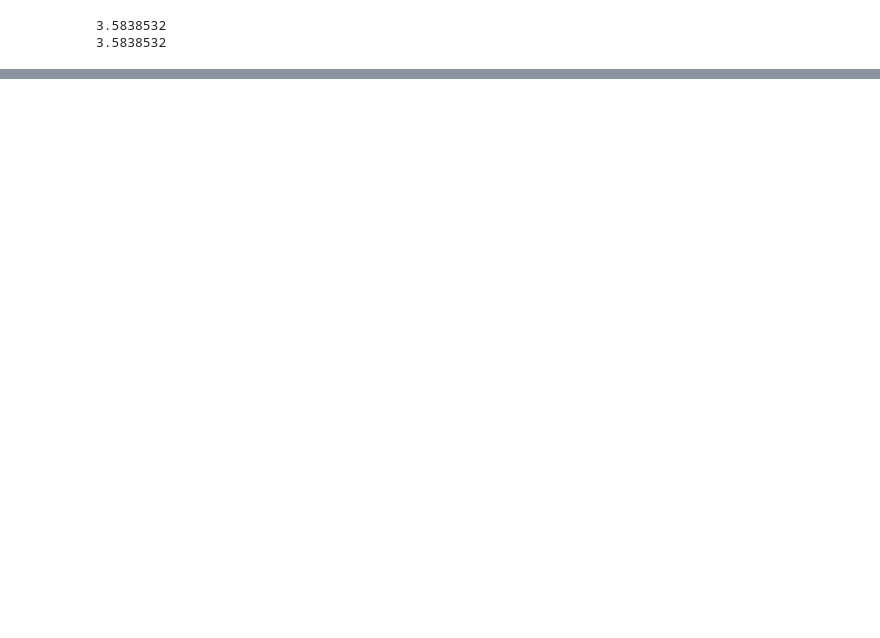
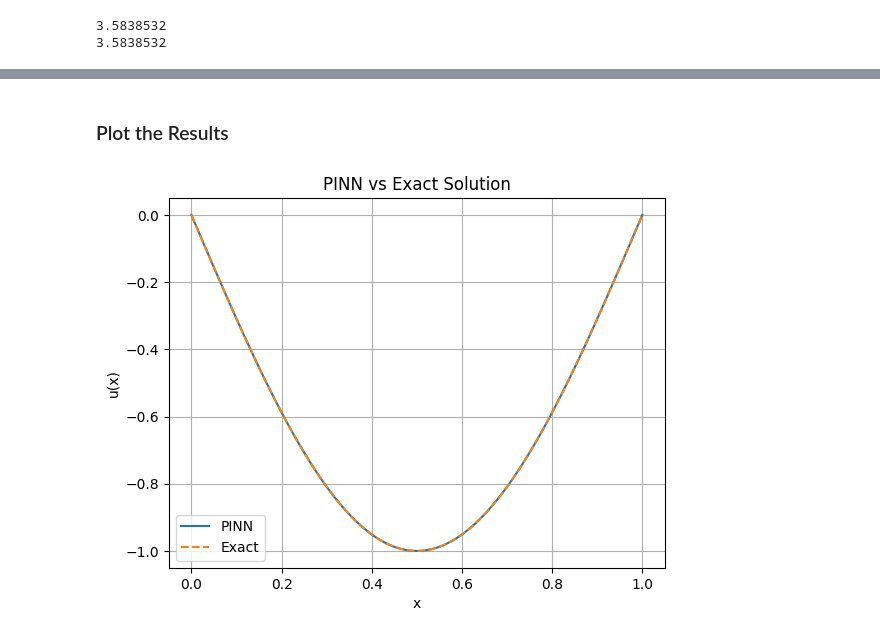
Before and after one commit to Chinnasf/My-Notes-on-PINNs, a Jupyter notebook: Poisson/simple_Poisson_example.ipynb, the cells around one changed output, grey strips where cells are left out. Cells and saved outputs as stored; diff of their text form; code cells hidden in the pictures; blank space fills up the shorter version.

Commit message:
PINN learned

```diff
--- a/Poisson/simple_Poisson_example.ipynb
+++ b/Poisson/simple_Poisson_example.ipynb
@@ -57,0 +92,28 @@ print(df_dx_rev(x))  # Reverse-mode derivative
+# %%
+import torch
+import torch.nn as nn
+import numpy as np
+import matplotlib.pyplot as plt
+
+
+# Define the Source Term and Exact Solution
+# This is for plotting
+def source(x):
+    return (np.pi**2)*np.sin(np.pi*x)
+
+def exact_sol(x):
+    return -np.sin(np.pi*x)
+# %%
+# Define the Neural Network
+
+class PINN(nn.Module):
+    def __init__(self,layers):
+        super(PINN,self).__init__()
+        self.net = nn.Sequential()
+        for i in range(len(layers)-1):
+            self.net.add_module(f"layer_{i}", nn.Linear(layers[i], layers[i+1]))
+            if i < len(layers)-2:
+                self.net.add_module(f"tanh_{i}", nn.Tanh())
+
+    def forward(self, x):
+        return self.net(x)
@@ -57,0 +175,17 @@ print(df_dx_rev(x))  # Reverse-mode derivative
+# %% [markdown]
+### Plot the Results
+# %%
+x_test = torch.linspace(0, 1, 100).view(-1, 1)
+u_pred = model(x_test).detach().numpy()
+u_exact = exact_sol(x_test.numpy())
+
+plt.plot(x_test, u_pred, label="PINN")
+plt.plot(x_test, u_exact, label="Exact", linestyle='dashed')
+plt.legend()
+plt.title("PINN vs Exact Solution")
+plt.xlabel("x")
+plt.ylabel("u(x)")
+plt.grid(True)
+plt.show()
+# %% [output]
+[figure, added]
```
Also changed, not shown: parts of 5 cells of this notebook.
